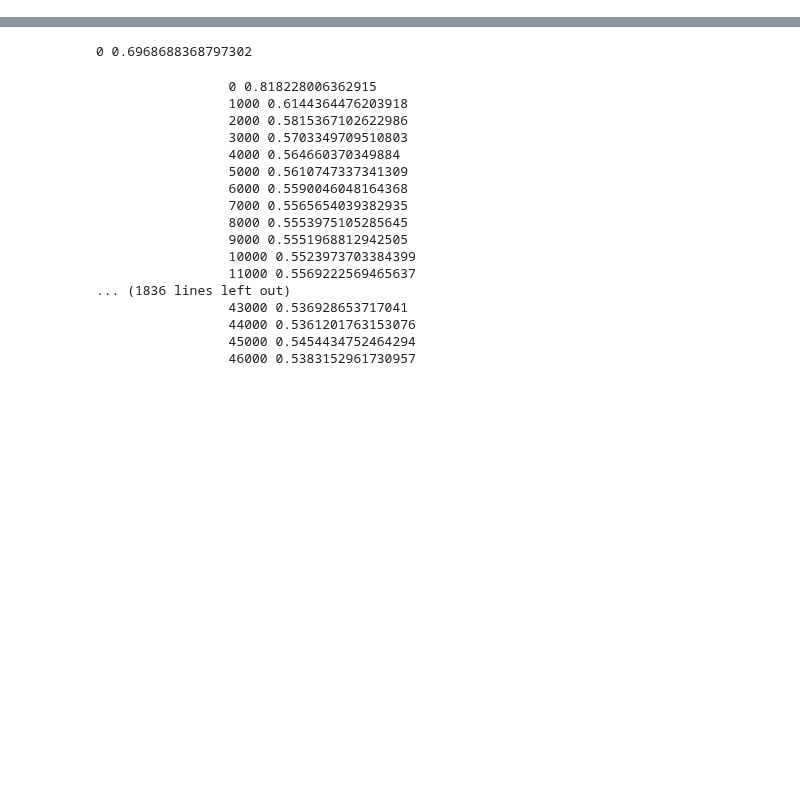
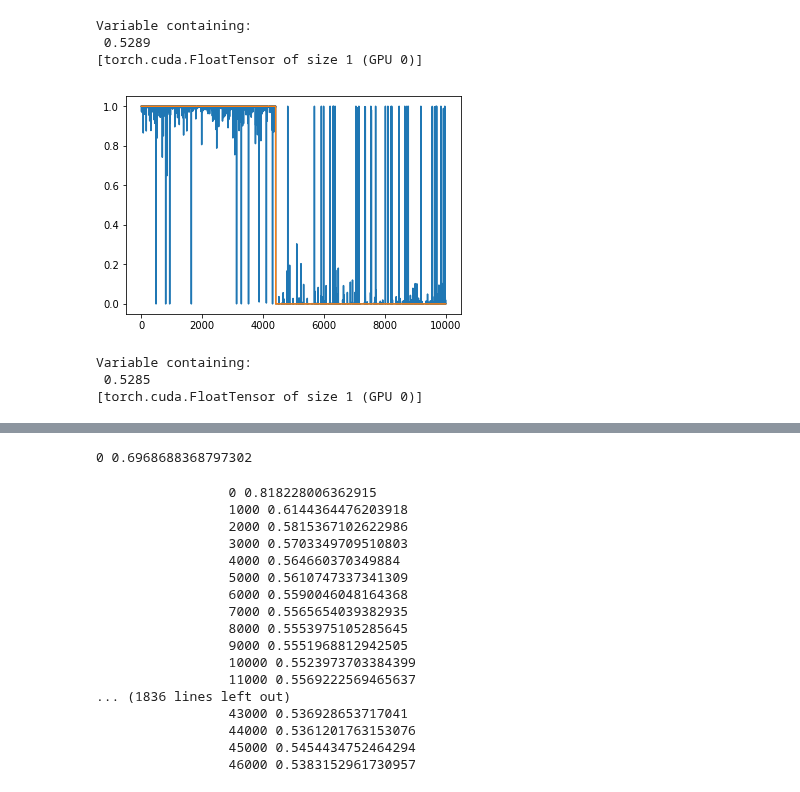
Before and after one commit to vooum/ScanCraft, a Jupyter notebook: ScanCraft/laboratory/BCELoss.ipynb, the cells around one changed output, grey strips where cells are left out. Drawn from its saved outputs; the diff is of its cells as text; code cells hidden in the pictures; blank space fills up the shorter version.

```diff
--- a/ScanCraft/laboratory/BCELoss.ipynb
+++ b/ScanCraft/laboratory/BCELoss.ipynb
@@ -51,0 +70,27 @@ Variable containing:
+# %%
+class model(nn.Module):
+    def __init__(self,D_in,d1,d2):
+        super(model,self).__init__()
+        self.l1=torch.nn.Linear(D_in, d1)
+        self.l2=torch.nn.Linear(d1,d2)
+        self.l3=torch.nn.Linear(d2,1)
+    def forward(self,x):
+        x=self.l1(x)
+        x=self.l2(x)
+        x=torch.nn.functional.leaky_relu(x)
+        x=self.l3(x)
+        x=torch.nn.functional.sigmoid(x)
+        return x
+# %%
+PM=model(7,1000,500).cuda()
+# %%
+optimizer=torch.optim.SGD(PM.parameters(),lr=0.05)
+# %%
+for i in range(10000):
+    yp=PM(in_data)
+    loss=bce(yp,target)
+    if i%1000==0:
+        print(i,loss.data[0])
+    optimizer.zero_grad()
+    loss.backward()
+    optimizer.step()
@@ -51,0 +108,17 @@ Variable containing:
+# %%
+loss
+# %% [output]
+Variable containing:
+ 0.5289
+[torch.cuda.FloatTensor of size 1 (GPU 0)]
+# %%
+import matplotlib.pyplot as plt
+plt.plot(PM(in_data).cpu().data.numpy().reshape(lenth,))
+plt.plot(data[:,-1])
+plt.show()
+print(loss)
+# %% [output]
+[figure, added]
+Variable containing:
+ 0.5285
+[torch.cuda.FloatTensor of size 1 (GPU 0)]
```
Also changed, not shown: parts of 25 cells of this notebook.
